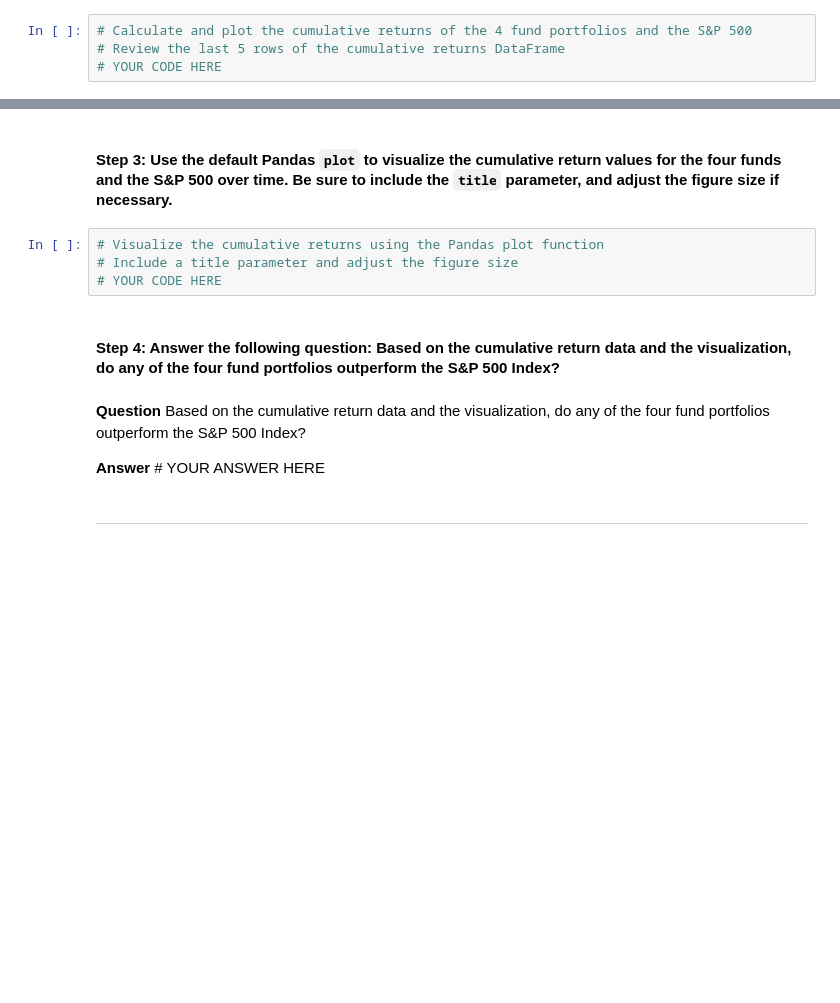
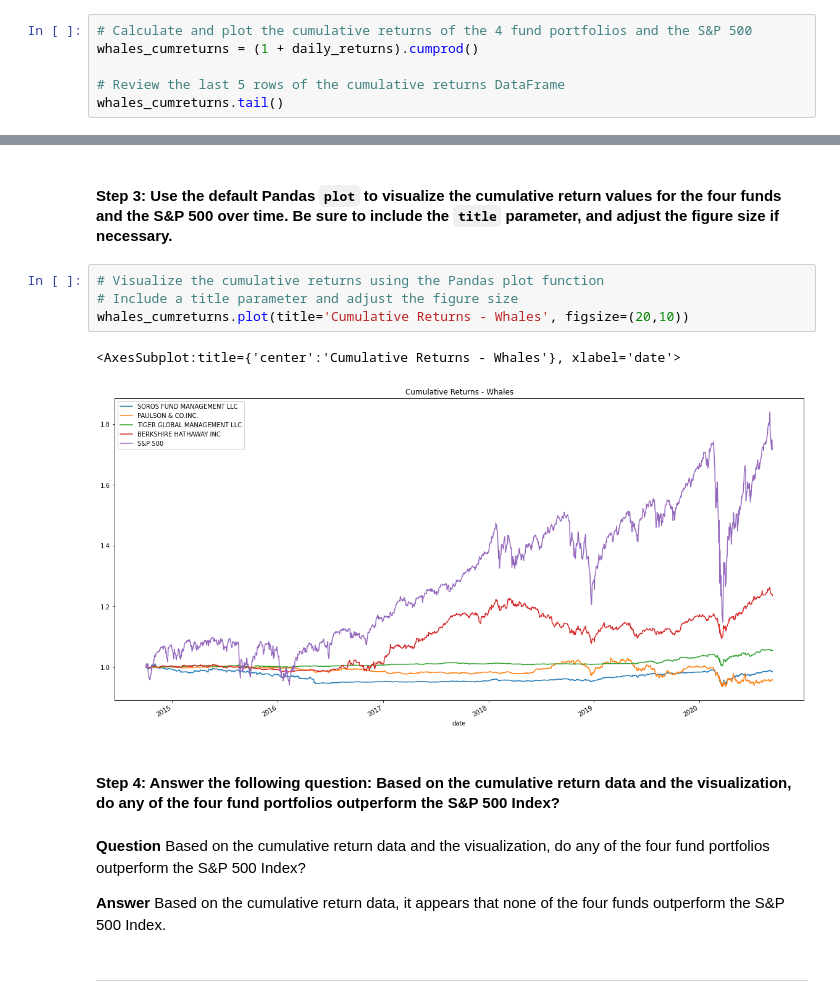
Before and after one commit to quinnwong31/RiskReturnAnalysis, a Jupyter notebook: risk_return_analysis.ipynb, the cells around one changed output, grey strips where cells are left out. Cells and saved outputs as stored; diff of their text form; blank space fills up the shorter version.

```diff
--- a/risk_return_analysis.ipynb
+++ b/risk_return_analysis.ipynb
@@ -160,5 +163,7 @@ Analyze the data to determine if any of the portfolios outperform the broader st
 #### Step 2: Use the Pandas `cumprod` function to calculate the cumulative returns for the four fund portfolios and the S&P 500. Review the last five rows of the cumulative returns DataFrame by using the Pandas `tail` function.
 # %%
 # Calculate and plot the cumulative returns of the 4 fund portfolios and the S&P 500
+whales_cumreturns = (1 + daily_returns).cumprod()
+
 # Review the last 5 rows of the cumulative returns DataFrame
-# YOUR CODE HERE
+whales_cumreturns.tail()
@@ -167,13 +180,16 @@ Analyze the data to determine if any of the portfolios outperform the broader st
 # %%
 # Visualize the cumulative returns using the Pandas plot function
 # Include a title parameter and adjust the figure size
-# YOUR CODE HERE
+whales_cumreturns.plot(title='Cumulative Returns - Whales', figsize=(20,10))
+# %% [output]
+<AxesSubplot:title={'center':'Cumulative Returns - Whales'}, xlabel='date'>
+[figure, added]
 # %% [markdown]
 #### Step 4: Answer the following question: Based on the cumulative return data and the visualization, do any of the four fund portfolios outperform the S&P 500 Index?
 # %% [markdown]
 **Question** Based on the cumulative return data and the visualization, do any of the four fund portfolios outperform the S&P 500 Index?
 
-**Answer** # YOUR ANSWER HERE
+**Answer** Based on the cumulative return data, it appears that none of the four funds outperform the S&P 500 Index.
 # %% [markdown]
 ---
 # %% [markdown]
```
Also changed, not shown: parts of 2 cells of this notebook.
